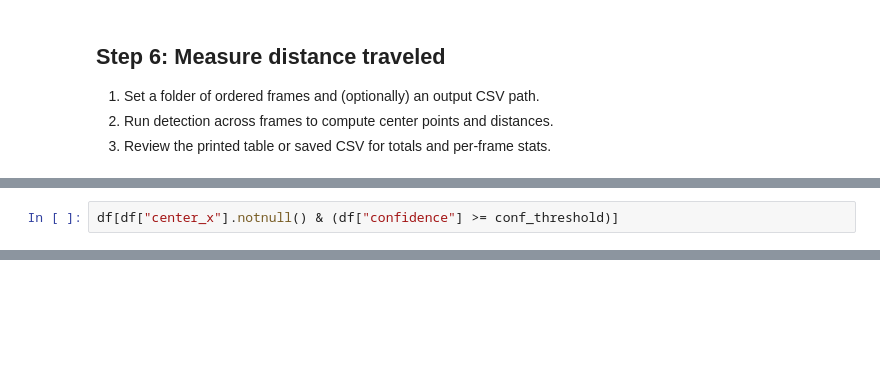
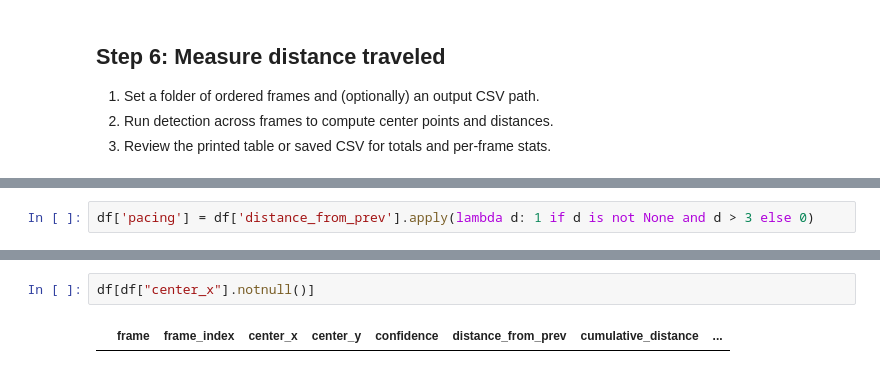
Before and after one commit to lmansf/Animal-Detector, a Jupyter notebook: detector_trainer.ipynb, the cells around one changed output, grey strips where cells are left out. Cells and saved outputs as stored; diff of their text form; blank space fills up the shorter version.

```diff
--- a/detector_trainer.ipynb
+++ b/detector_trainer.ipynb
@@ -366,3 +361,3 @@ except Exception:
 2042 rows × 7 columns
 # %%
-df[df["center_x"].notnull() & (df["confidence"] >= conf_threshold)]
+df['pacing'] = df['distance_from_prev'].apply(lambda d: 1 if d is not None and d > 3 else 0)
@@ -386,0 +364,4 @@ df[df["center_x"].notnull() & (df["confidence"] >= conf_threshold)]
+# %%
+df[df["center_x"].notnull()]
+# %% [output]
+|  | frame | frame_index | center_x | center_y | confidence | distance_from_prev | cumulative_distance | ... |
```
Also changed, not shown: parts of 6 cells of this notebook, 26 other files.
